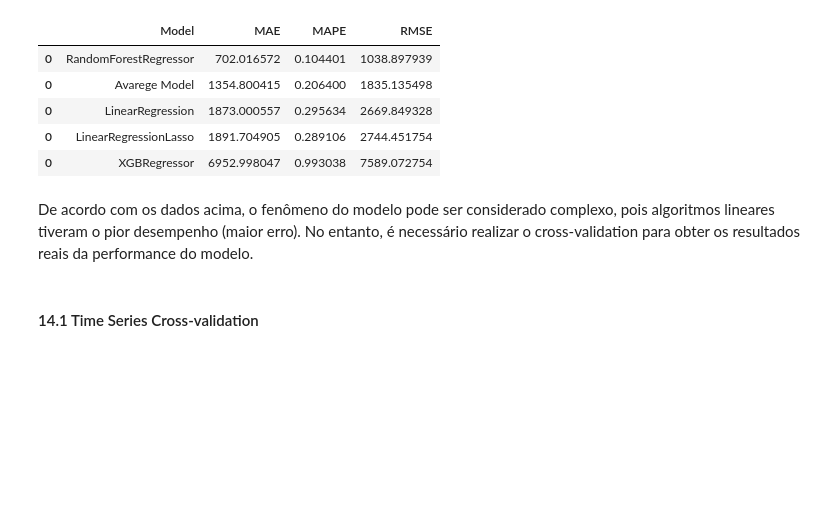
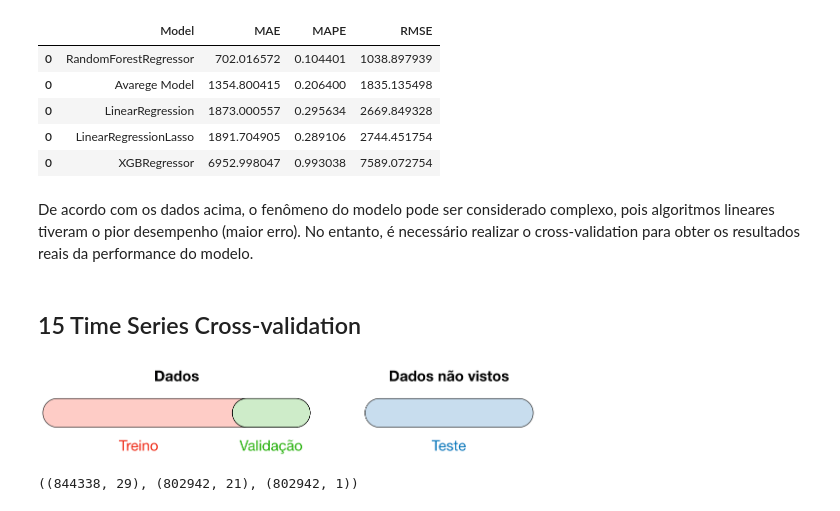
Before and after one commit to deborabmfreitas/projeto-rossmann-regressao, a Jupyter notebook: rossmann_regression.ipynb, the cells around one changed output. Drawn from its saved outputs; the diff is of its cells as text; code cells hidden in the pictures; blank space fills up the shorter version.

Commit message:
aplicando o cross-validation

```diff
--- a/rossmann_regression.ipynb
+++ b/rossmann_regression.ipynb
@@ -1803,4 +1869,16 @@ result.sort_values(by='RMSE', ascending=True)
 # %% [markdown]
 De acordo com os dados acima, o fenômeno do modelo pode ser considerado complexo, pois algoritmos lineares tiveram o pior desempenho (maior erro). No entanto, é necessário realizar o cross-validation para obter os resultados reais da performance do modelo.
 # %% [markdown]
-#### 14.1 Time Series Cross-validation
+## 15 Time Series Cross-validation
+# %%
+# separação dos dados para o cross-validation
+
+Image("img/cross-validation.png", width=500)
+# %% [output]
+[figure, added]
+# %%
+# verificando linhas e colunas para concatenar o dataset de cv
+
+df6.shape, X_train.shape, y_train.shape
+# %% [output]
+((844338, 29), (802942, 21), (802942, 1))
```
Also changed, not shown: parts of 17 cells of this notebook, 1 other file.
